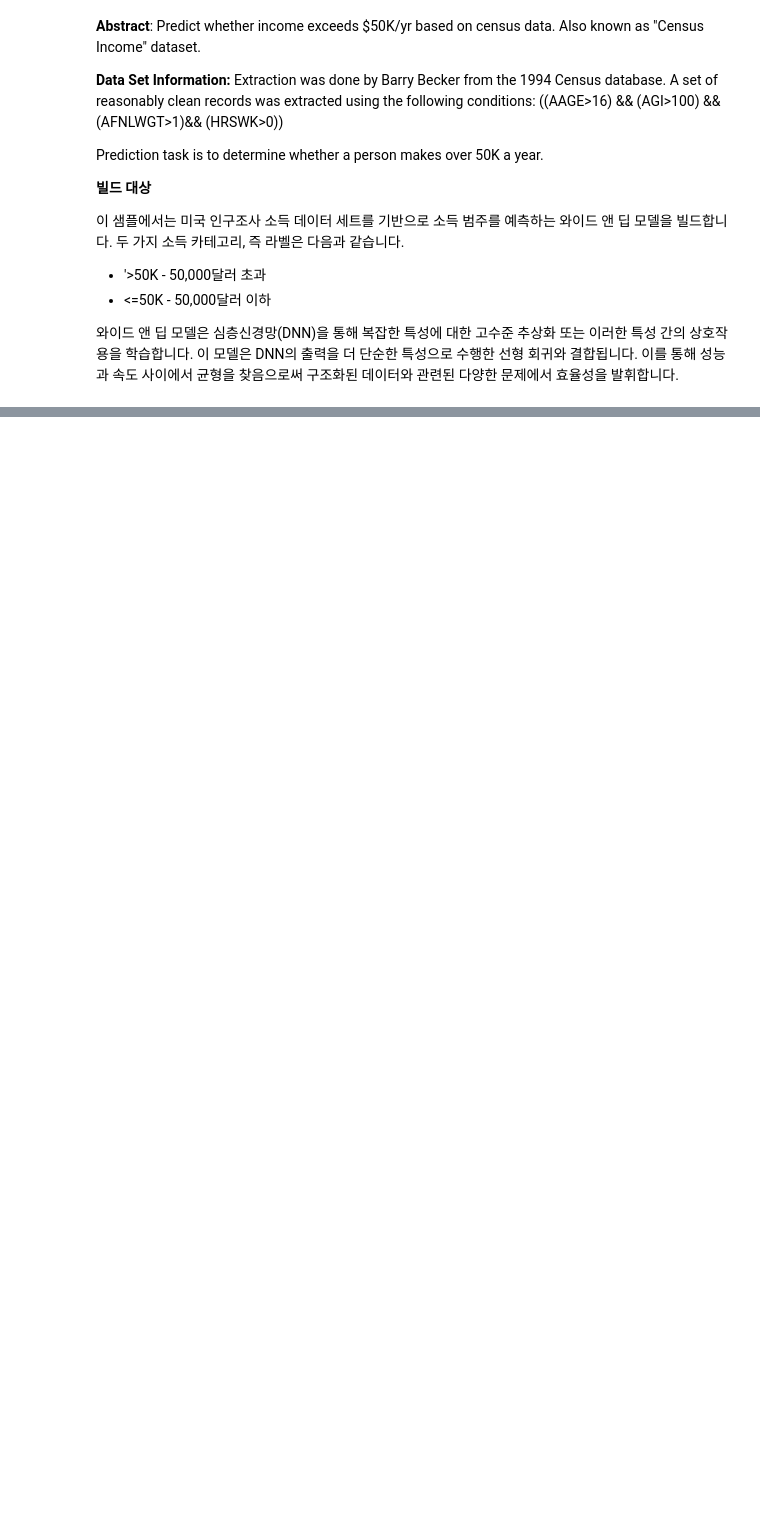
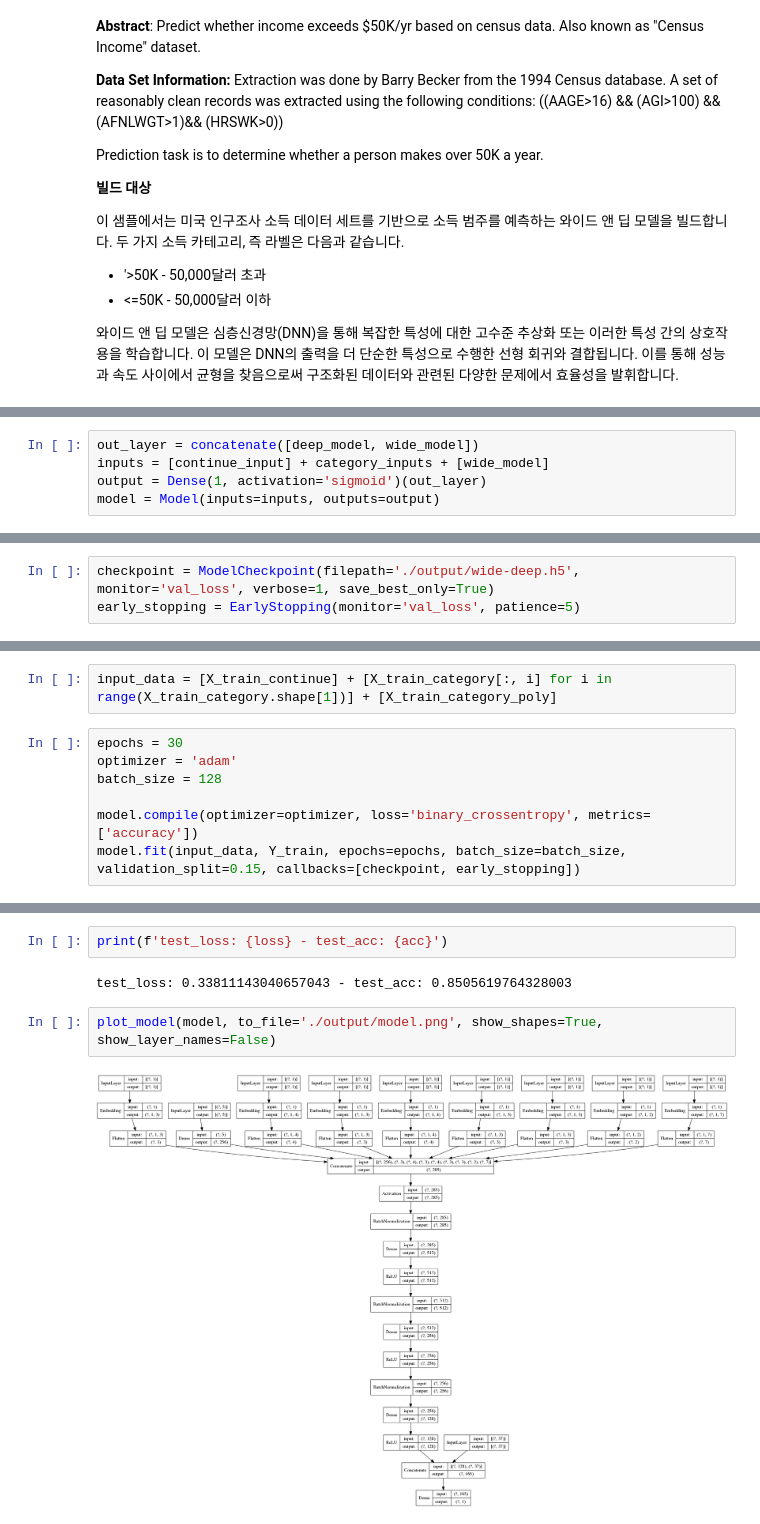
Before and after one commit to JIPiration/RecommenderSystemZeroToAll, a Jupyter notebook: wide-and-deep/tutorials/wide-deep-recSys-model.ipynb, the cells around one changed output, grey strips where cells are left out. Drawn from its saved outputs; the diff is of its cells as text; blank space fills up the shorter version.

Commit message:
update model

```diff
--- a/wide-and-deep/tutorials/wide-deep-recSys-model.ipynb
+++ b/wide-and-deep/tutorials/wide-deep-recSys-model.ipynb
@@ -117,0 +324,5 @@ dtype: int64
+# %%
+out_layer = concatenate([deep_model, wide_model])
+inputs = [continue_input] + category_inputs + [wide_model]
+output = Dense(1, activation='sigmoid')(out_layer)
+model = Model(inputs=inputs, outputs=output)
@@ -117,0 +349,3 @@ dtype: int64
+# %%
+checkpoint = ModelCheckpoint(filepath='./output/wide-deep.h5', monitor='val_loss', verbose=1, save_best_only=True)
+early_stopping = EarlyStopping(monitor='val_loss', patience=5)
@@ -117,0 +355,9 @@ dtype: int64
+# %%
+input_data = [X_train_continue] + [X_train_category[:, i] for i in range(X_train_category.shape[1])] + [X_train_category_poly]
+# %%
+epochs = 30
+optimizer = 'adam'
+batch_size = 128
+
+model.compile(optimizer=optimizer, loss='binary_crossentropy', metrics=['accuracy'])
+model.fit(input_data, Y_train, epochs=epochs, batch_size=batch_size, validation_split=0.15, callbacks=[checkpoint, early_stopping])
@@ -117,0 +391,8 @@ dtype: int64
+# %%
+print(f'test_loss: {loss} - test_acc: {acc}')
+# %% [output]
+test_loss: 0.33811143040657043 - test_acc: 0.8505619764328003
+# %%
+plot_model(model, to_file='./output/model.png', show_shapes=True, show_layer_names=False)
+# %% [output]
+[figure, added]
```
Also changed, not shown: parts of 53 cells of this notebook.
